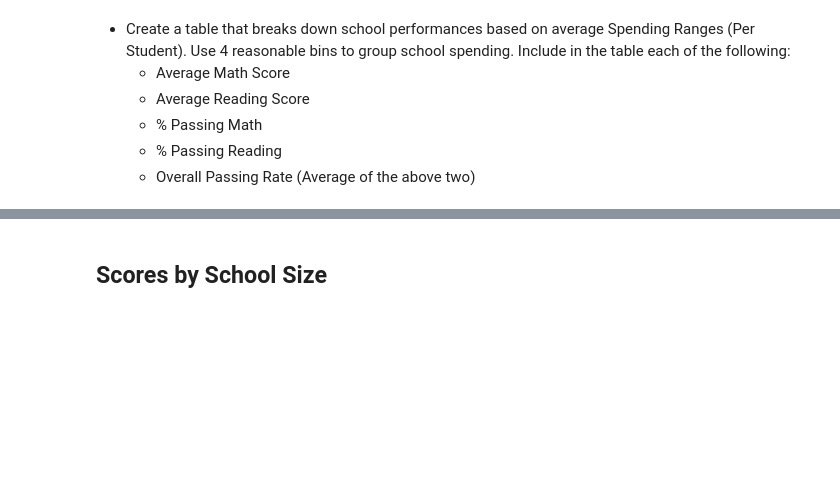
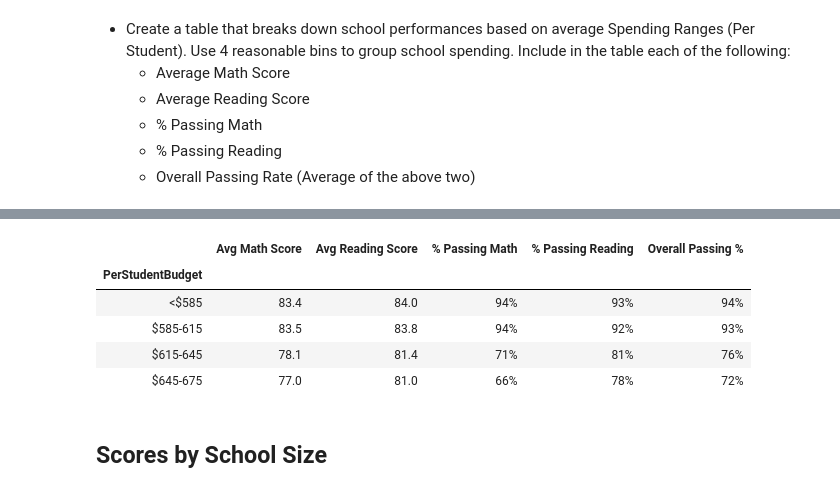
Before and after one commit to mhargroder/hw_04_Pandas, a Jupyter notebook: PyCitySchools_mHargroder.ipynb, the cells around one changed output, grey strips where cells are left out. Drawn from its saved outputs; the diff is of its cells as text; code cells hidden in the pictures; blank space fills up the shorter version.

Commit message:
finished py city schools notebook

```diff
--- a/PyCitySchools_mHargroder.ipynb
+++ b/PyCitySchools_mHargroder.ipynb
@@ -291,3 +279,55 @@ group_names = ["<$585", "$585-615", "$615-645", "$645-675"]
+# %%
+#assemble detail records from student data
+
+stu_df = pd.read_csv("Resources/students_complete.csv")
+df1= stu_df[['school_name', 'Student ID','reading_score', 'math_score']].copy()
+df1['PassingMath'] =  df1['math_score']>=70
+df1['PassingReading'] =  df1['reading_score'] > 70
+
+#get budget info for each shcool
+
+sch_df = pd.read_csv("Resources/schools_complete.csv")
+df2 =sch_df[['school_name','size','budget']].copy()
+df2.loc[:,'PerStudentBudget'] = df2['budget']/df2['size']
+df2.drop(['size','budget'], axis = 1, inplace = True)
+
+#merge df1 and df2
+
+df3 = pd.merge(df1,df2, how ='left', on = 'school_name')
+df3.drop('school_name', axis = 1, inplace = True)
+
+#bin the data and create groub by object and summarize data in dataframe
+
+spending_bins = [0, 585, 615, 645, 675]
+group_names = ["<$585", "$585-615", "$615-645", "$645-675"]
+
+df3['PerStudentBudget'] = pd.cut(df3['PerStudentBudget'], spending_bins, labels=group_names)
+df3_grpby = df3.groupby(['PerStudentBudget'])
+df3 = df3_grpby['math_score', 'reading_score','PassingMath', 'PassingReading'].mean()
+
+#create the overall passing rate column
+df3.loc[:,'Overall Passing %'] = ((df3['PassingMath']+df3['PassingReading'])/2 *100).apply('{:,.0f}%'.format)
+
+
+#format the column lables and data
+
+df3.rename(columns ={'math_score':'Avg Math Score', 'reading_score':'Avg Reading Score', 'PassingMath':'% Passing Math',
+                     'PassingReading':'% Passing Reading'}, inplace = True)
+
+df3['Avg Math Score'] = round(df3['Avg Math Score'],1)
+df3['Avg Reading Score'] = round(df3['Avg Reading Score'],1)
+df3['% Passing Math'] = (df3['% Passing Math']*100).apply('{:,.0f}%'.format)
+df3['% Passing Reading'] = (df3['% Passing Reading']*100).apply('{:,.0f}%'.format)
+
+# output data
+df3
+# %% [output]
+|  | Avg Math Score | Avg Reading Score | % Passing Math | % Passing Reading | Overall Passing % |
+| PerStudentBudget |  |  |  |  |  |
+| <$585 | 83.4 | 84.0 | 94% | 93% | 94% |
+| $585-615 | 83.5 | 83.8 | 94% | 92% | 93% |
+| $615-645 | 78.1 | 81.4 | 71% | 81% | 76% |
+| $645-675 | 77.0 | 81.0 | 66% | 78% | 72% |
 # %% [markdown]
 ## Scores by School Size
 # %% [markdown]
```
Also changed, not shown: parts of 11 cells of this notebook.
